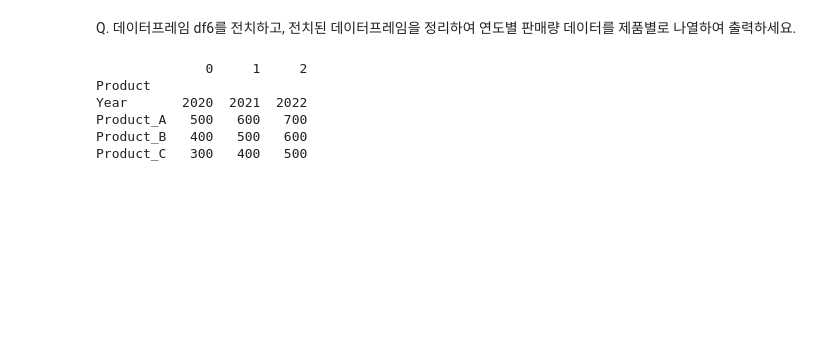
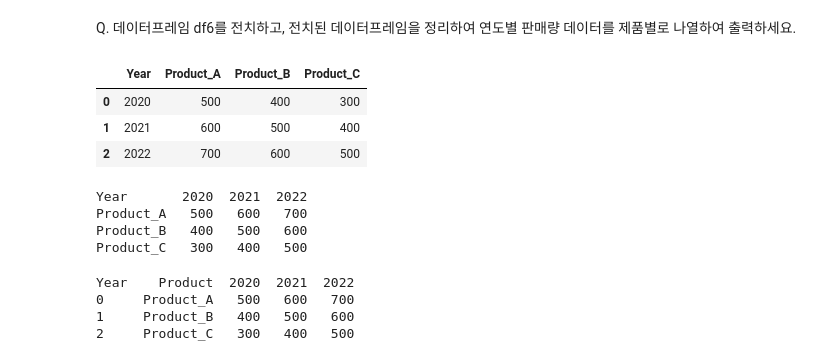
Before and after one commit to LeeBumS/kita-2404, a Jupyter notebook: m03_ 분석 라이브러리/pandas/pandas_1_데이터구조.ipynb, the cells around one changed output. Saved outputs shown, nothing was run; the diff lists cells and outputs as text; code cells hidden in the pictures; blank space fills up the shorter version.

```diff
--- a/m03_ 분석 라이브러리/pandas/pandas_1_데이터구조.ipynb
+++ b/m03_ 분석 라이브러리/pandas/pandas_1_데이터구조.ipynb
@@ -1088,21 +1107,35 @@ Q. 데이터프레임 df6를 전치하고, 전치된 데이터프레임을 정
 # %%
 data = {
     'Year': ['2020', '2021', '2022'],
     'Product_A': [500, 600, 700],
     'Product_B': [400, 500, 600],
     'Product_C': [300, 400, 500]
 }
 df6 = pd.DataFrame(data)
-
-df6_transposed = df6.transpose()
-
-df6_transposed.index.name = 'Product'
-
-print(df6_transposed)
+df6
 # %% [output]
-              0     1     2
-Product
-Year       2020  2021  2022
-Product_A   500   600   700
-Product_B   400   500   600
-Product_C   300   400   500
+|  | Year | Product_A | Product_B | Product_C |
+| 0 | 2020 | 500 | 400 | 300 |
+| 1 | 2021 | 600 | 500 | 400 |
+| 2 | 2022 | 700 | 600 | 500 |
+# %%
+# 데이터프레임 전치
+df_transposed = df6.set_index('Year').T
+print(df_transposed)
+# %% [output]
+Year       2020  2021  2022
+Product_A   500   600   700
+Product_B   400   500   600
+Product_C   300   400   500
+# %%
+# 전치된 데이터프레임 정리
+# reset_index를 사용하여 인덱스를 리셋하고, rename을 사용하여 'index'열을 'Product'로 변경
+
+df_transposed.reset_index(inplace=True)
+df_transposed.rename(columns = {'index' : 'Product'}, inplace=True)
+print(df_transposed)
+# %% [output]
+Year    Product  2020  2021  2022
+0     Product_A   500   600   700
+1     Product_B   400   500   600
+2     Product_C   300   400   500
```
Also changed, not shown: parts of 4 cells of this notebook.
